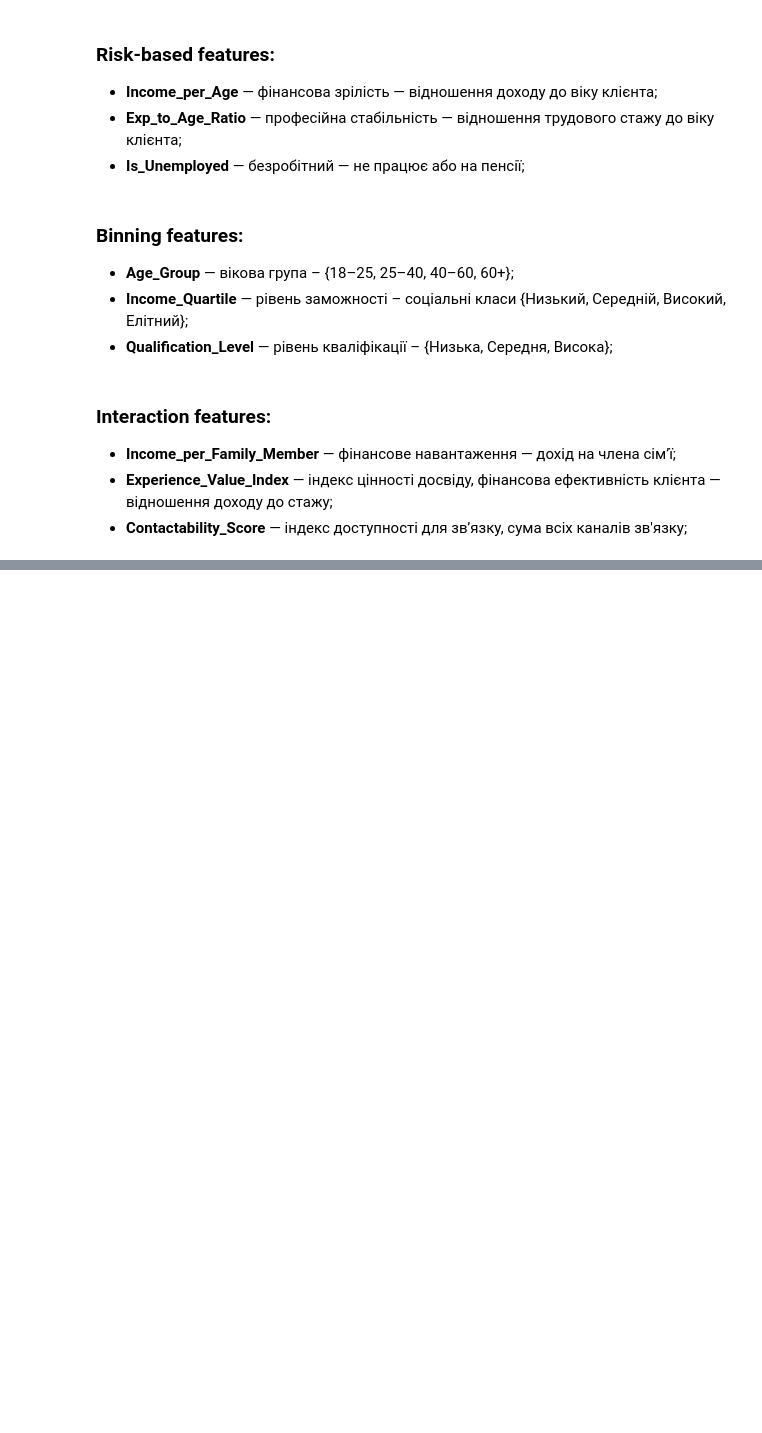
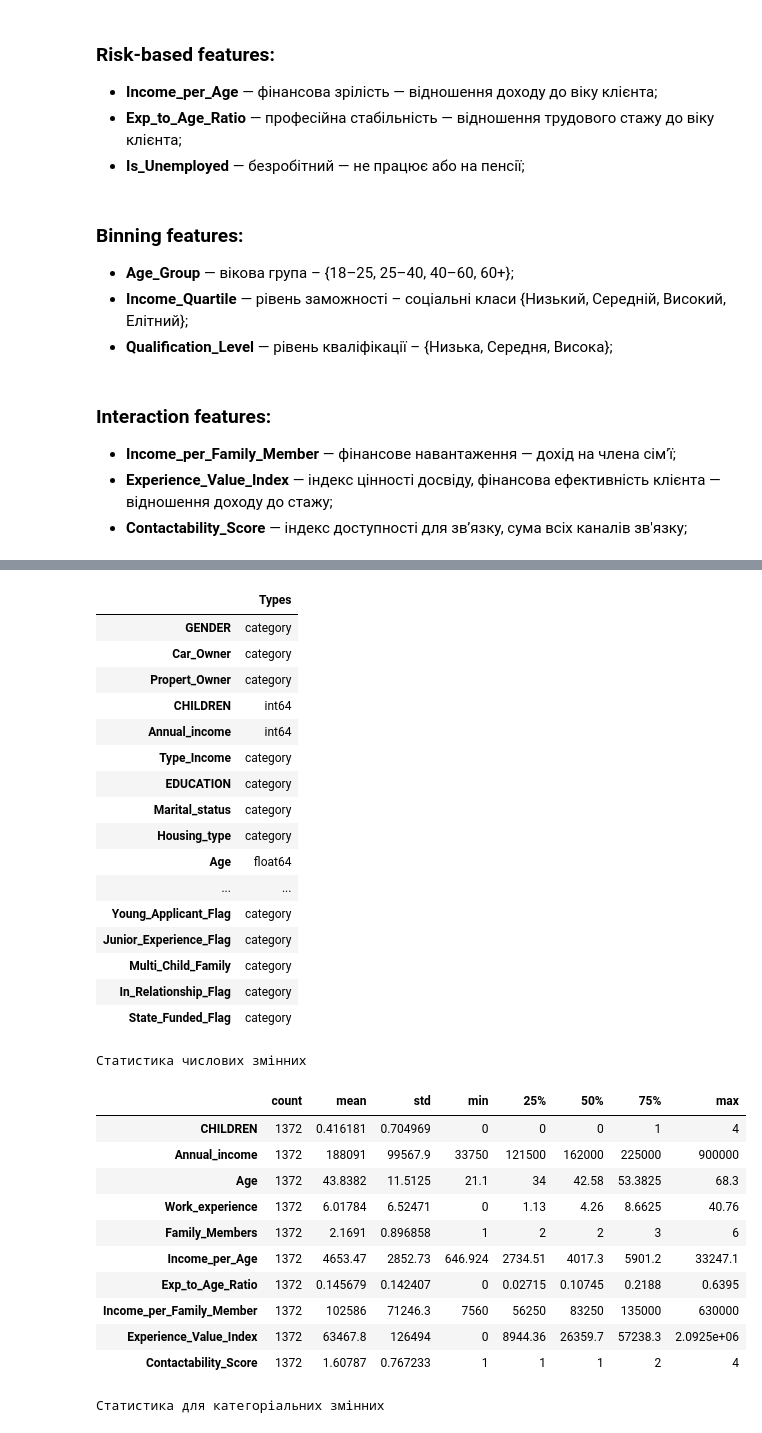
Before and after one commit to BogdanPinchuk/DataScience-PBY_HW20_Course_Project, a Jupyter notebook: Bohdan_Pinchuk_DS_HW20.ipynb, the cells around one changed output, grey strips where cells are left out. Drawn from its saved outputs; the diff is of its cells as text; code cells hidden in the pictures; blank space fills up the shorter version.

```diff
--- a/Bohdan_Pinchuk_DS_HW20.ipynb
+++ b/Bohdan_Pinchuk_DS_HW20.ipynb
@@ -1374,9 +1376,11 @@ qualification_collar_mapping = {
 # Solution
 credit_card_dataset["Age_Group"] = pd.cut(credit_card_dataset['Age'], bins=age_bins, labels=age_labels,
                                           include_lowest=True)
+
 credit_card_dataset["Income_Quartile"] = pd.qcut(credit_card_dataset['Annual_income'], q=income_quantiles,
                                                  labels=income_labels)
-credit_card_dataset["Qualification_Level"] = credit_card_dataset["Type_Occupation"].map(qualification_collar_mapping)
+
+credit_card_dataset["Qualification_Level"] = credit_card_dataset["Type_Occupation"].map(qualification_collar_mapping).astype("category")
 
 # Print results
 # display(credit_card_dataset)
@@ -1428,0 +1457,46 @@ data_set["Contactability_Score"] = (data_set[contact_cols].
+# %%
+# Data description and changing types
+
+import numpy as np
+import pandas as pd
+import apps.reporter as rpt
+from IPython.display import display
+from IPython.core.display import Markdown
+
+# Input data
+
+# Solution
+data_set = credit_card_dataset
+
+n_columns = data_set.columns.size
+n_rows = data_set.index.size
+
+# для правильного відображення в таблиці змінимо формат
+col_num_type = data_set.select_dtypes(include=np.number)
+col_cat_type = data_set.select_dtypes(exclude=np.number)
+
+types_df = pd.DataFrame(data_set.dtypes, columns=["Types"])
+
+empty_val_by_col = data_set.isna().sum().to_frame(name='count')
+is_empty_val = empty_val_by_col.values.sum() > 0
+
+rp = rpt.Reporter()
+rp.add_item("Кількість рядків", str(n_rows))
+rp.add_item("Кількість стовпців", str(n_columns))
+rp.add_item("Кількість числових ознак", str(col_num_type.columns.size))
+rp.add_item("Кількість категоріальних ознак", str(col_cat_type.columns.size))
+rp.add_item("Пропущені значення", 'є' if is_empty_val > 0 else 'немає')
+
+# Print results
+display(Markdown(f"### Аналіз даних після очищення"))
+rp.print_pd_report("Параметри таблиці")
+
+if is_empty_val > 0:
+    display(empty_val_by_col.style.set_caption("Кількість пропусків"))
+display(types_df.style.set_caption("Типи даних"))
+
+display(col_num_type.describe().T.style.format("{:g}").set_caption("Статистика числових змінних"))
+display(col_cat_type.describe().T.style.set_caption("Статистика для категоріальних змінних"))
+
+display(credit_card_dataset)
+# %% [output]
@@ -1428,0 +1512,30 @@ data_set["Contactability_Score"] = (data_set[contact_cols].
+|  | Types |
+| GENDER | category |
+| Car_Owner | category |
+| Propert_Owner | category |
+| CHILDREN | int64 |
+| Annual_income | int64 |
+| Type_Income | category |
+| EDUCATION | category |
+| Marital_status | category |
+| Housing_type | category |
+| Age | float64 |
+| ... | ... |
+| Young_Applicant_Flag | category |
+| Junior_Experience_Flag | category |
+| Multi_Child_Family | category |
+| In_Relationship_Flag | category |
+| State_Funded_Flag | category |
+Статистика числових змінних
+|  | count | mean | std | min | 25% | 50% | 75% | max |
+| CHILDREN | 1372 | 0.416181 | 0.704969 | 0 | 0 | 0 | 1 | 4 |
+| Annual_income | 1372 | 188091 | 99567.9 | 33750 | 121500 | 162000 | 225000 | 900000 |
+| Age | 1372 | 43.8382 | 11.5125 | 21.1 | 34 | 42.58 | 53.3825 | 68.3 |
+| Work_experience | 1372 | 6.01784 | 6.52471 | 0 | 1.13 | 4.26 | 8.6625 | 40.76 |
+| Family_Members | 1372 | 2.1691 | 0.896858 | 1 | 2 | 2 | 3 | 6 |
+| Income_per_Age | 1372 | 4653.47 | 2852.73 | 646.924 | 2734.51 | 4017.3 | 5901.2 | 33247.1 |
+| Exp_to_Age_Ratio | 1372 | 0.145679 | 0.142407 | 0 | 0.02715 | 0.10745 | 0.2188 | 0.6395 |
+| Income_per_Family_Member | 1372 | 102586 | 71246.3 | 7560 | 56250 | 83250 | 135000 | 630000 |
+| Experience_Value_Index | 1372 | 63467.8 | 126494 | 0 | 8944.36 | 26359.7 | 57238.3 | 2.0925e+06 |
+| Contactability_Score | 1372 | 1.60787 | 0.767233 | 1 | 1 | 1 | 2 | 4 |
+Статистика для категоріальних змінних
```
Also changed, not shown: parts of 6 cells of this notebook.
